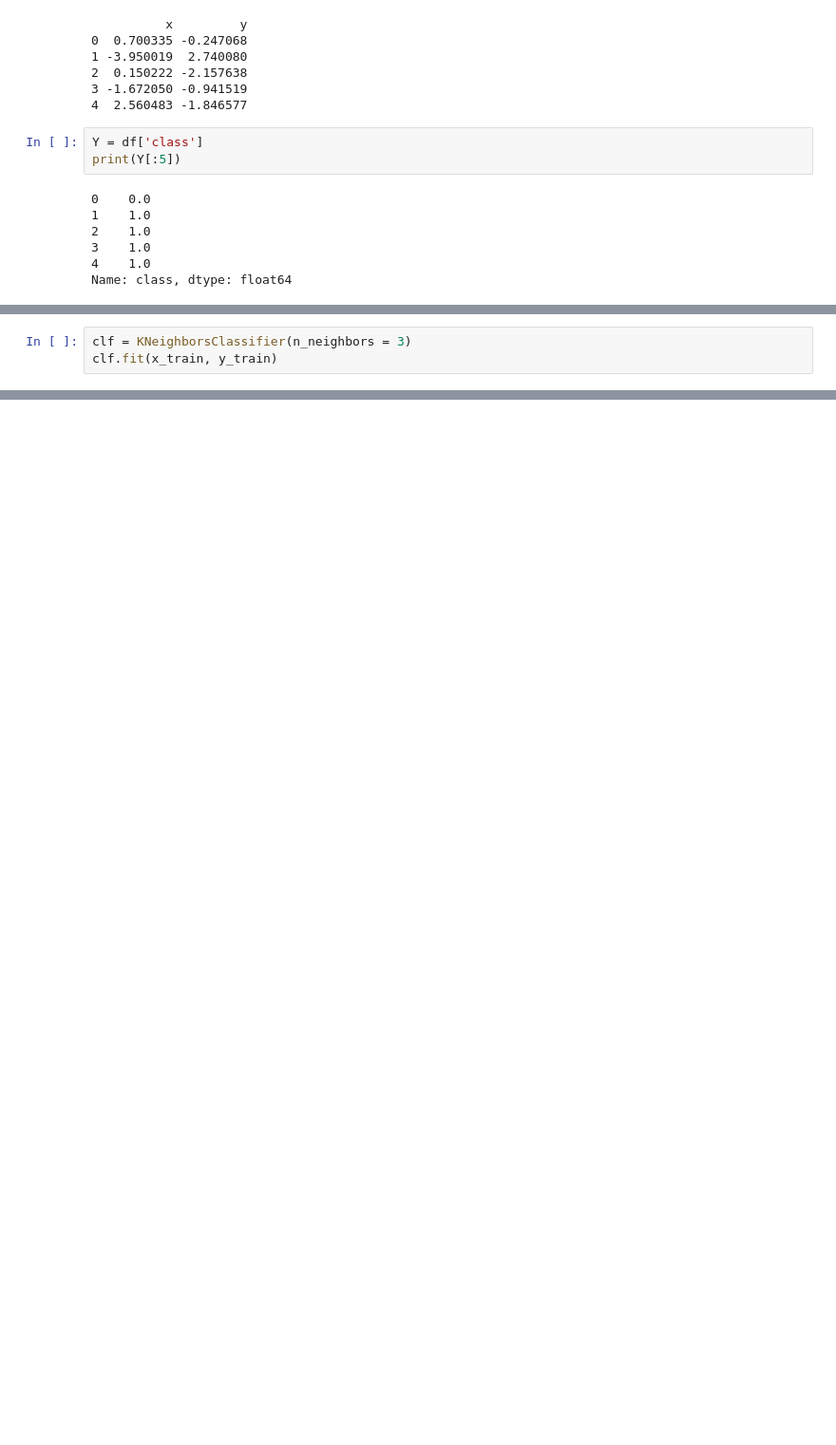
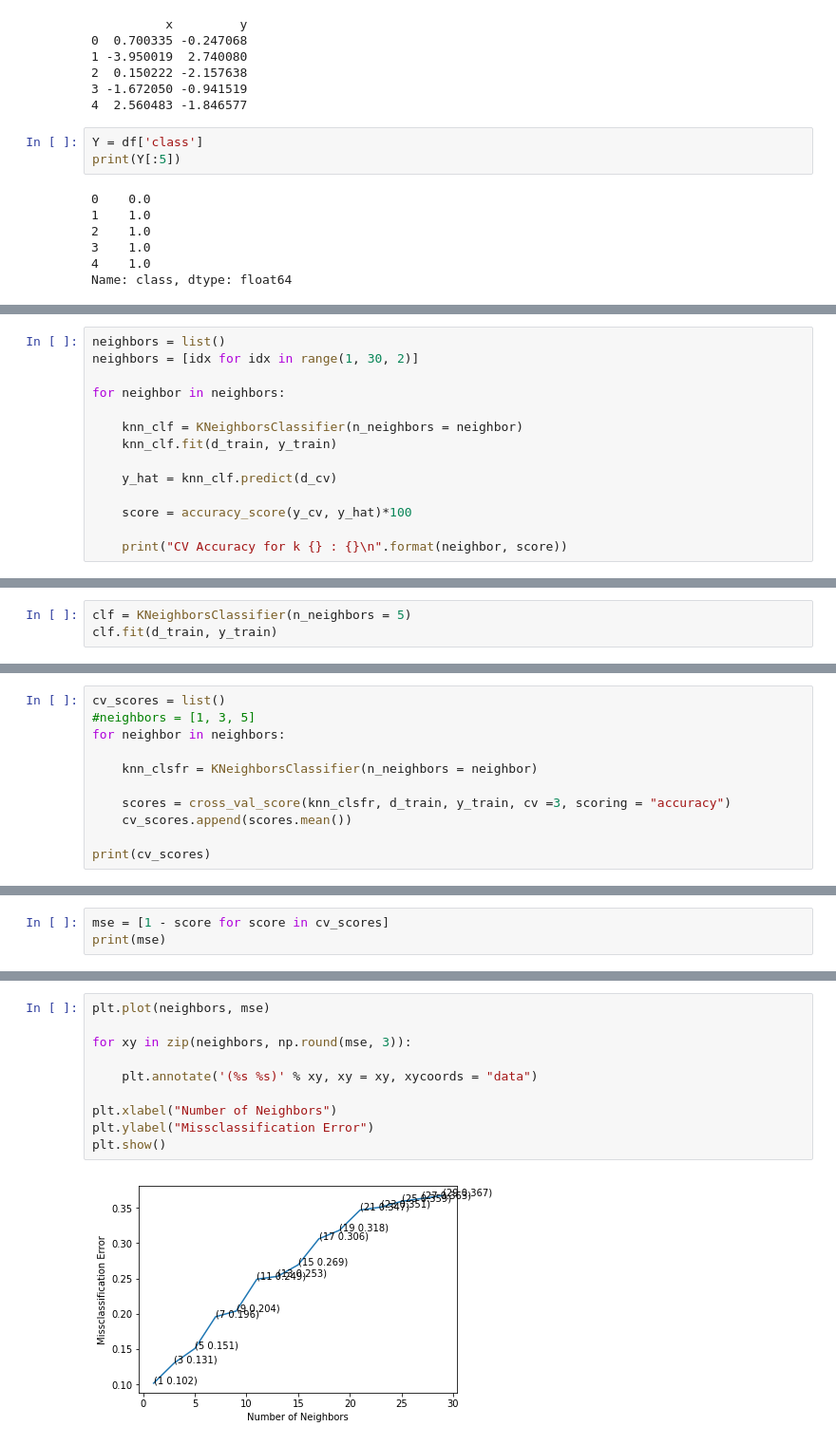
Before and after one commit to mistertandon/reactjs-060-webpack-5-configuration, a Jupyter notebook: knn/a_03_self_kfold.ipynb, the cells around one changed output, grey strips where cells are left out. Shown: that part at 95% size. Drawn from its saved outputs; the diff is of its cells as text; blank space fills up the shorter version.

```diff
--- a/knn/a_03_self_kfold.ipynb
+++ b/knn/a_03_self_kfold.ipynb
@@ -54,0 +55,14 @@ x_train, x_cv, y_train, y_cv = train_test_split(X_1, Y_1, test_size = 0.3)
+# %%
+neighbors = list()
+neighbors = [idx for idx in range(1, 30, 2)]
+
+for neighbor in neighbors:
+
+    knn_clf = KNeighborsClassifier(n_neighbors = neighbor)
+    knn_clf.fit(d_train, y_train)
+
+    y_hat = knn_clf.predict(d_cv)
+
+    score = accuracy_score(y_cv, y_hat)*100
+
+    print("CV Accuracy for k {} : {}\n".format(neighbor, score))
@@ -55,5 +87,5 @@ x_train, x_cv, y_train, y_cv = train_test_split(X_1, Y_1, test_size = 0.3)
 # %%
-clf = KNeighborsClassifier(n_neighbors = 3)
-clf.fit(x_train, y_train)
+clf = KNeighborsClassifier(n_neighbors = 5)
+clf.fit(d_train, y_train)
 # %% [output]
 KNeighborsClassifier(algorithm='auto', leaf_size=30, metric='minkowski',
@@ -75,0 +110,11 @@ np.sum(np.array(y_cv) == np.array(y_hat))/y_hat.size
+# %%
+cv_scores = list()
+#neighbors = [1, 3, 5]
+for neighbor in neighbors:
+
+    knn_clsfr = KNeighborsClassifier(n_neighbors = neighbor)
+
+    scores = cross_val_score(knn_clsfr, d_train, y_train, cv =3, scoring = "accuracy")
+    cv_scores.append(scores.mean())
+
+print(cv_scores)
@@ -75,0 +125,3 @@ np.sum(np.array(y_cv) == np.array(y_hat))/y_hat.size
+# %%
+mse = [1 - score for score in cv_scores]
+print(mse)
@@ -75,0 +141,12 @@ np.sum(np.array(y_cv) == np.array(y_hat))/y_hat.size
+# %%
+plt.plot(neighbors, mse)
+
+for xy in zip(neighbors, np.round(mse, 3)):
+
+    plt.annotate('(%s %s)' % xy, xy = xy, xycoords = "data")
+
+plt.xlabel("Number of Neighbors")
+plt.ylabel("Missclassification Error")
+plt.show()
+# %% [output]
+[figure, added]
```
Also changed, not shown: parts of 16 cells of this notebook, 1 other file.
